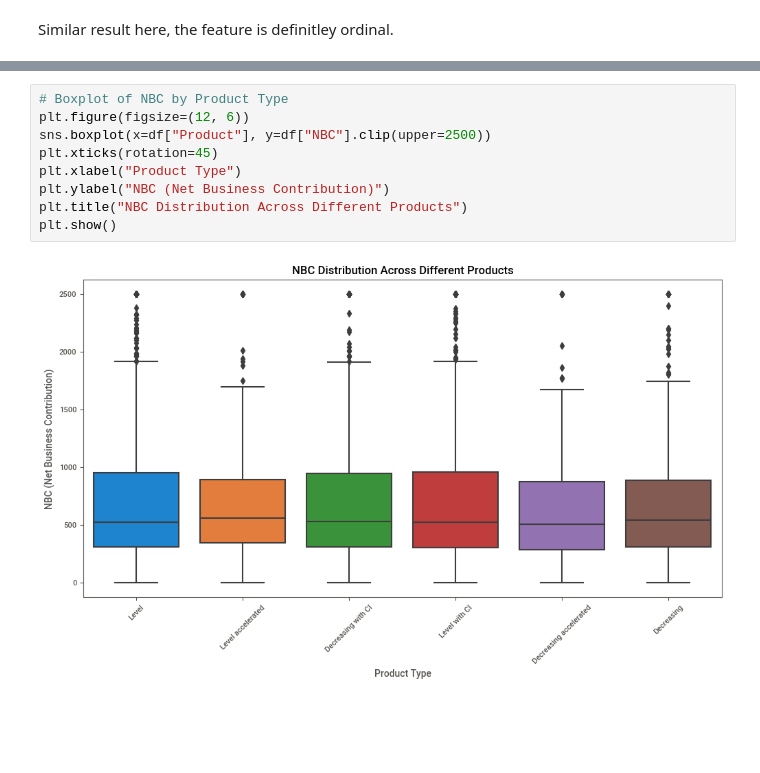
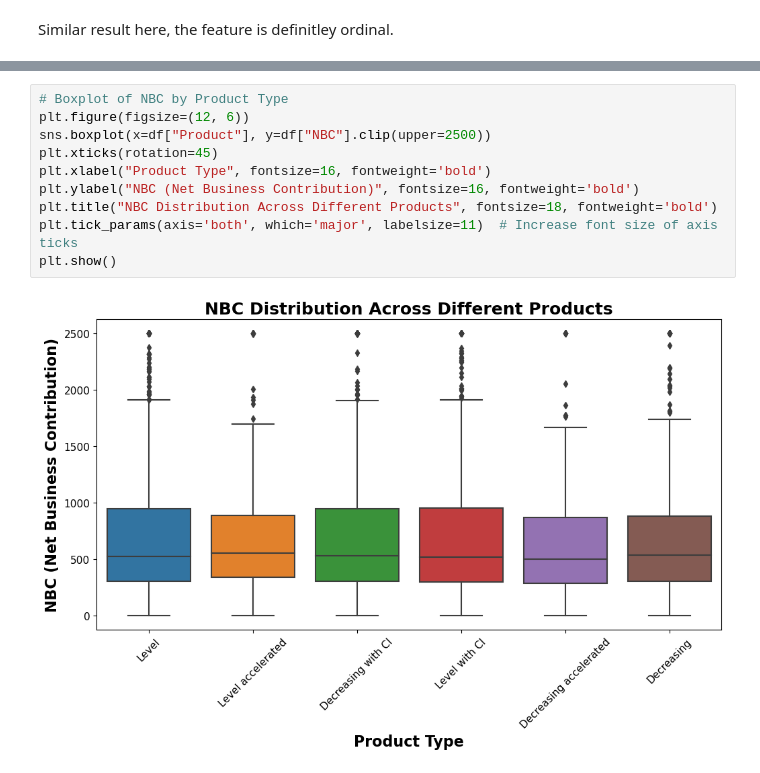
Before and after one commit to JB-GitHub0/Onefamily, a Jupyter notebook: 1. EDA.ipynb, the cells around one changed output, grey strips where cells are left out. Drawn from its saved outputs; the diff is of its cells as text; blank space fills up the shorter version.

```diff
--- a/1. EDA.ipynb
+++ b/1. EDA.ipynb
@@ -180,11 +238,12 @@ plt.show()
 # %%
 # Boxplot of NBC by Product Type
 plt.figure(figsize=(12, 6))
 sns.boxplot(x=df["Product"], y=df["NBC"].clip(upper=2500))
 plt.xticks(rotation=45)
-plt.xlabel("Product Type")
-plt.ylabel("NBC (Net Business Contribution)")
-plt.title("NBC Distribution Across Different Products")
+plt.xlabel("Product Type", fontsize=16, fontweight='bold')
+plt.ylabel("NBC (Net Business Contribution)", fontsize=16, fontweight='bold')
+plt.title("NBC Distribution Across Different Products", fontsize=18, fontweight='bold')
+plt.tick_params(axis='both', which='major', labelsize=11)  # Increase font size of axis ticks
 plt.show()
 # %% [output]
-[figure, old version]
+[figure, new version]
```
Also changed, not shown: parts of 8 cells of this notebook, 14 other files.
